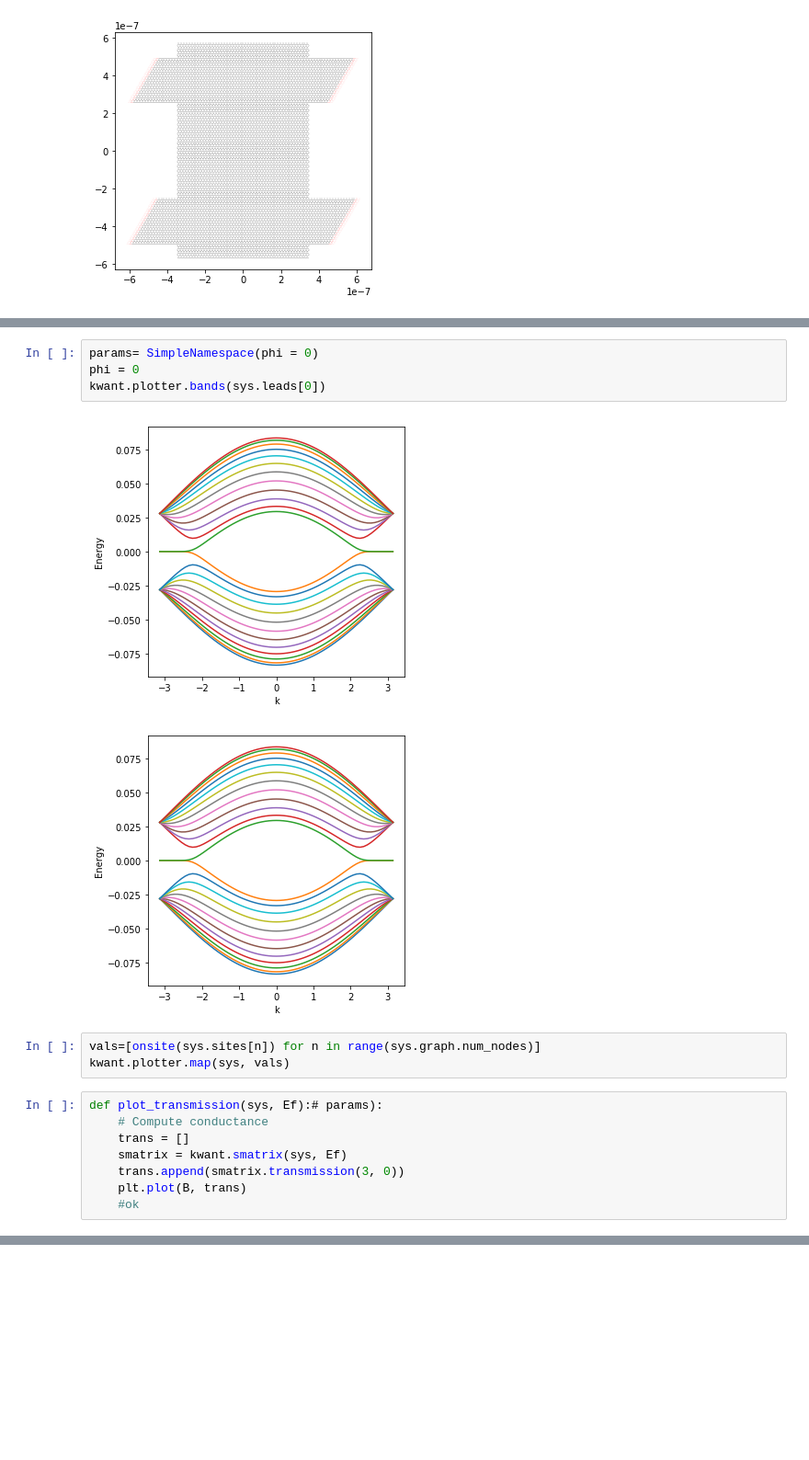
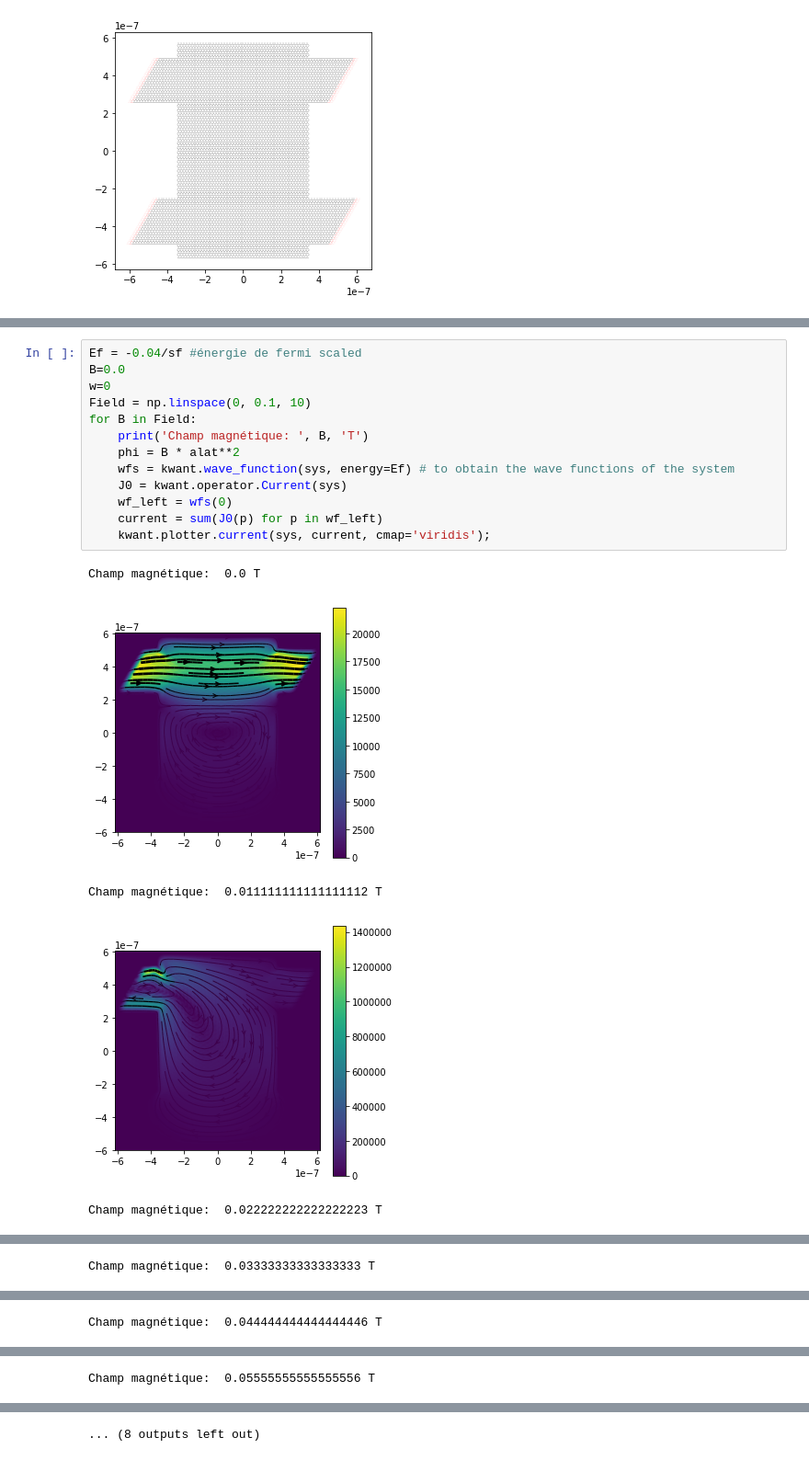
Before and after one commit to jeremiepirard/Kwant, a Jupyter notebook: Final.ipynb, the cells around one changed output, grey strips where cells are left out. Shown at 92% size. Cells and saved outputs as stored; diff of their text form; blank space fills up the shorter version.

```diff
--- a/Final.ipynb
+++ b/Final.ipynb
@@ -151,20 +136,21 @@ Fermi energy Ef:  -0.005
 Enérgie max : 0.2638937829015426
 Scaled hopping energy:  0.027999999999999997
-# %%
-params= SimpleNamespace(phi = 0)
-phi = 0
-kwant.plotter.bands(sys.leads[0])
-# %% [output]
-[figure, removed]
-[figure, removed]
-# %%
-vals=[onsite(sys.sites[n]) for n in range(sys.graph.num_nodes)]
-kwant.plotter.map(sys, vals)
-# %%
-def plot_transmission(sys, Ef):# params):
-    # Compute conductance
-    trans = []
-    smatrix = kwant.smatrix(sys, Ef)
-    trans.append(smatrix.transmission(3, 0))
-    plt.plot(B, trans)
-    #ok
+# %%
+Ef = -0.04/sf #énergie de fermi scaled
+B=0.0
+w=0
+Field = np.linspace(0, 0.1, 10)
+for B in Field:
+    print('Champ magnétique: ', B, 'T')
+    phi = B * alat**2
+    wfs = kwant.wave_function(sys, energy=Ef) # to obtain the wave functions of the system
+    J0 = kwant.operator.Current(sys)
+    wf_left = wfs(0)
+    current = sum(J0(p) for p in wf_left)
+    kwant.plotter.current(sys, current, cmap='viridis');
+# %% [output]
+Champ magnétique:  0.0 T
+[figure, added]
+Champ magnétique:  0.011111111111111112 T
+[figure, added]
+Champ magnétique:  0.022222222222222223 T
@@ -170,0 +158 @@ def plot_transmission(sys, Ef):# params):
+Champ magnétique:  0.03333333333333333 T
@@ -170,0 +160 @@ def plot_transmission(sys, Ef):# params):
+Champ magnétique:  0.044444444444444446 T
@@ -170,0 +162 @@ def plot_transmission(sys, Ef):# params):
+Champ magnétique:  0.05555555555555556 T
@@ -170,0 +164 @@ def plot_transmission(sys, Ef):# params):
+... (8 outputs left out)
```
Also changed, not shown: parts of 8 cells of this notebook.
